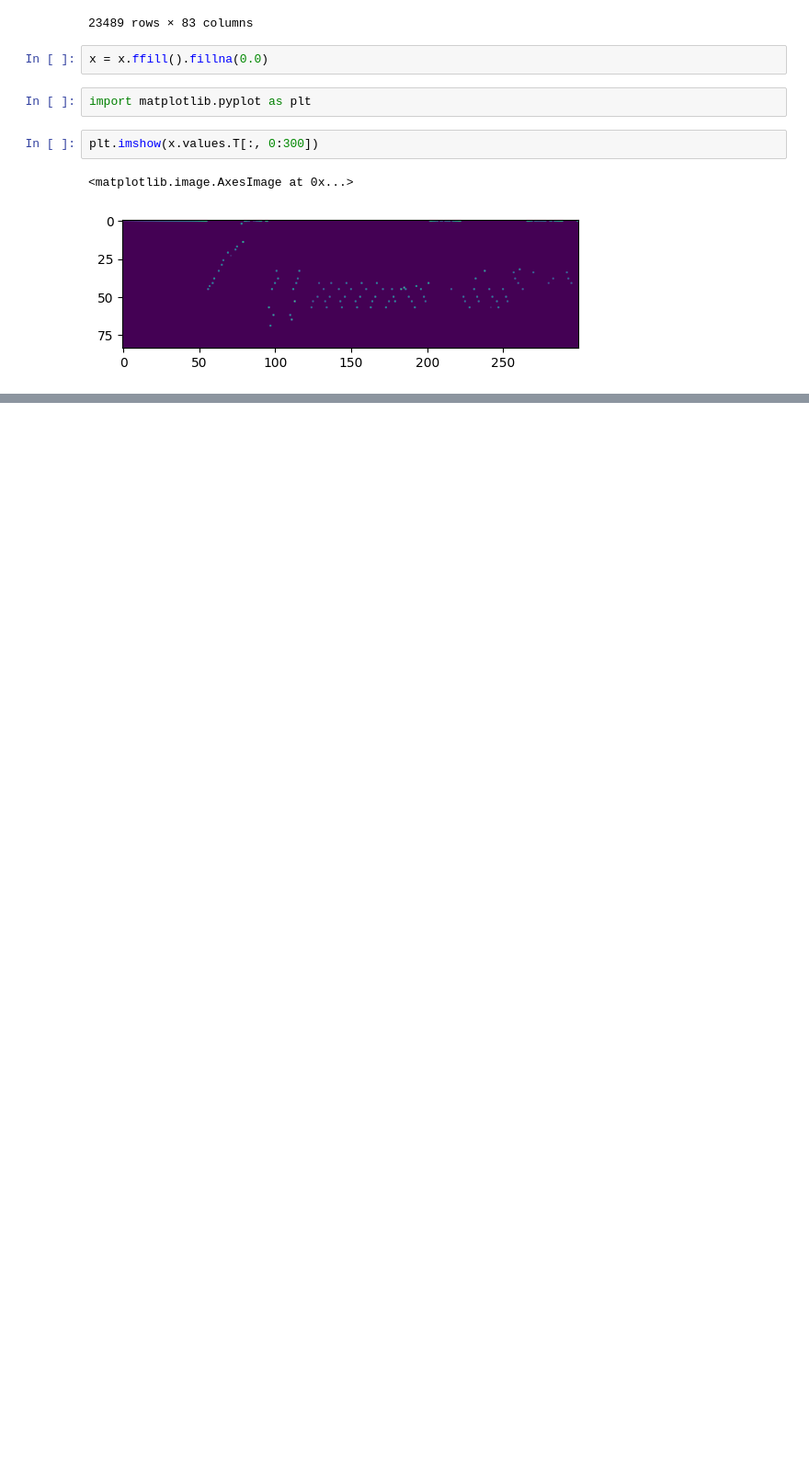
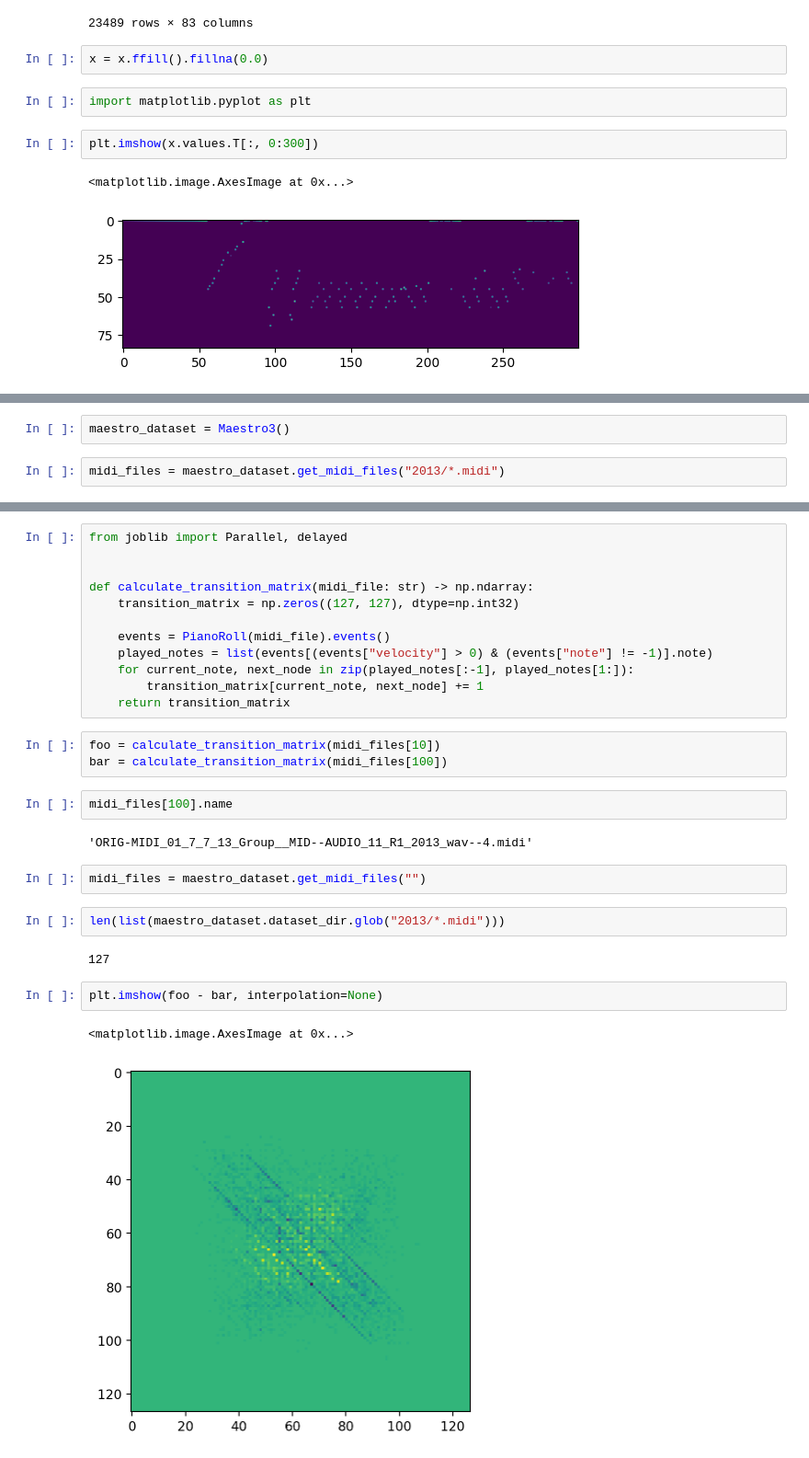
Before and after one commit to capital-G/ki-ueben-klavier-trainieren, a Jupyter notebook: book/chapters/markov.ipynb, the cells around one changed output, grey strips where cells are left out. Shown: that part at 92% size. Saved outputs shown, nothing was run; the diff lists cells and outputs as text; blank space fills up the shorter version.

```diff
--- a/book/chapters/markov.ipynb
+++ b/book/chapters/markov.ipynb
@@ -181,0 +279,4 @@ PosixPath('/home/dennis/Downloads/maestro/maestro-v3.0.0/2018/MIDI-Unprocessed_R
+# %%
+maestro_dataset = Maestro3()
+# %%
+midi_files = maestro_dataset.get_midi_files("2013/*.midi")
@@ -181,0 +291,30 @@ PosixPath('/home/dennis/Downloads/maestro/maestro-v3.0.0/2018/MIDI-Unprocessed_R
+# %%
+from joblib import Parallel, delayed
+
+
+def calculate_transition_matrix(midi_file: str) -> np.ndarray:
+    transition_matrix = np.zeros((127, 127), dtype=np.int32)
+
+    events = PianoRoll(midi_file).events()
+    played_notes = list(events[(events["velocity"] > 0) & (events["note"] != -1)].note)
+    for current_note, next_node in zip(played_notes[:-1], played_notes[1:]):
+        transition_matrix[current_note, next_node] += 1
+    return transition_matrix
+# %%
+foo = calculate_transition_matrix(midi_files[10])
+bar = calculate_transition_matrix(midi_files[100])
+# %%
+midi_files[100].name
+# %% [output]
+'ORIG-MIDI_01_7_7_13_Group__MID--AUDIO_11_R1_2013_wav--4.midi'
+# %%
+midi_files = maestro_dataset.get_midi_files("")
+# %%
+len(list(maestro_dataset.dataset_dir.glob("2013/*.midi")))
+# %% [output]
+127
+# %%
+plt.imshow(foo - bar, interpolation=None)
+# %% [output]
+<matplotlib.image.AxesImage at 0x...>
+[figure, added]
```
Also changed, not shown: parts of 64 cells of this notebook, 23 other files.
